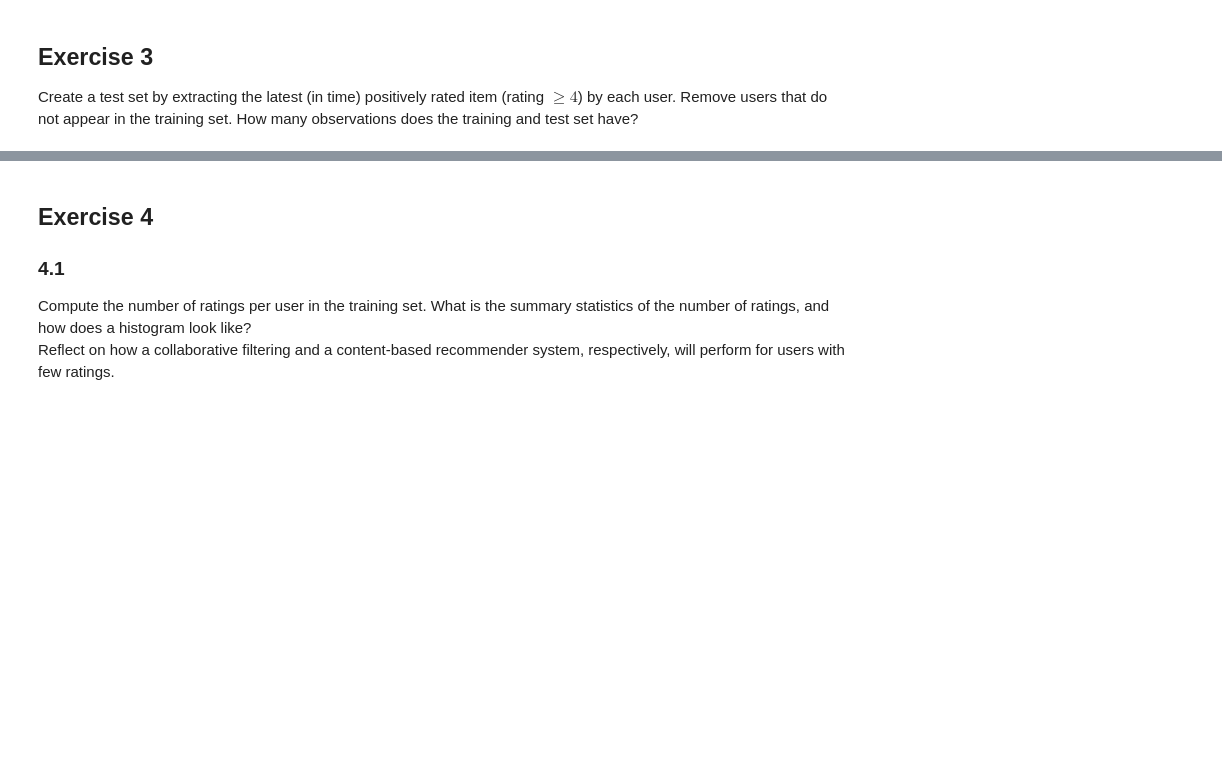
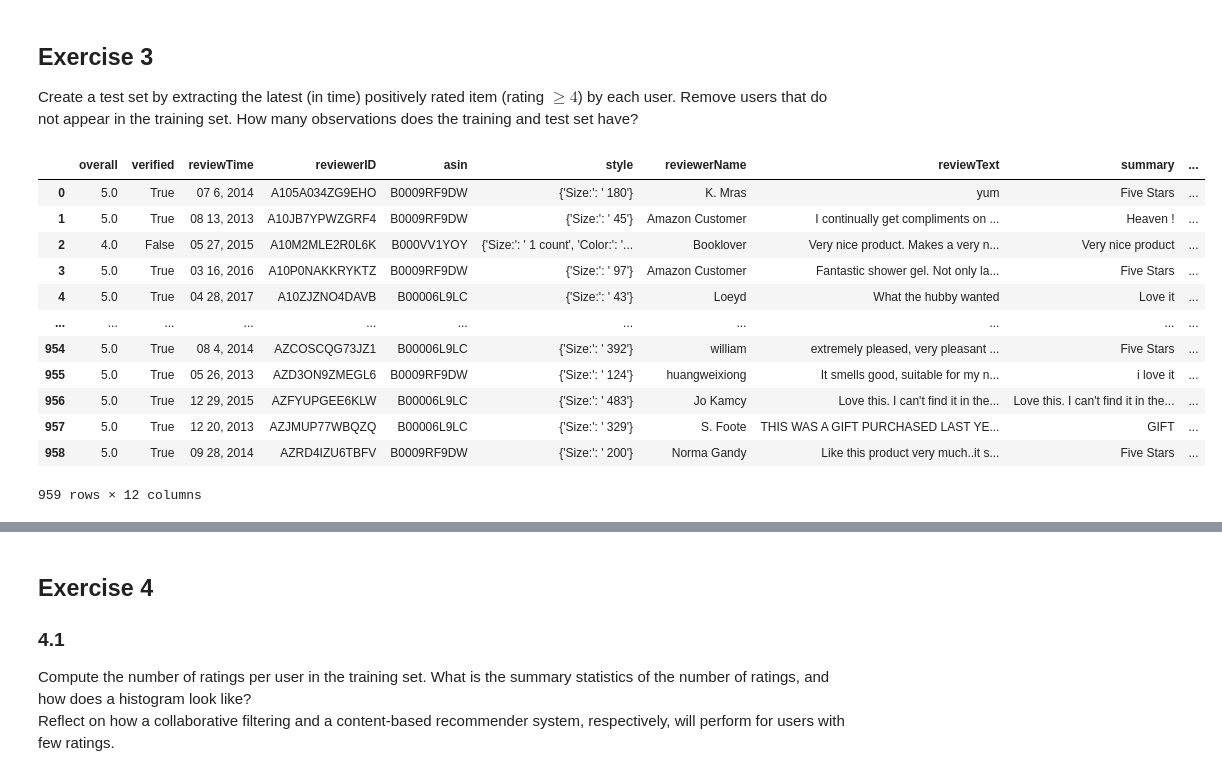
Before and after one commit to vlr112/WebScicence_FinalProject, a Jupyter notebook: labs/Session_1.ipynb, the cells around one changed output, grey strips where cells are left out. Saved outputs shown, nothing was run; the diff lists cells and outputs as text; code cells hidden in the pictures; blank space fills up the shorter version.

```diff
--- a/labs/Session_1.ipynb
+++ b/labs/Session_1.ipynb
@@ -33,3 +148,41 @@ Clean the dataset from missing ratings and duplicates (cases where the same user
 # %% [markdown]
 ## Exercise 3
 Create a test set by extracting the latest (in time) positively rated item (rating $\geq 4$) by each user. Remove users that do not appear in the training set. How many observations does the training and test set have?
+# %%
+
+# def make_test_set(df)
+
+positive_rating = df_clean[df_clean['overall'] >= 4.0]
+
+exprs = {x: "first" for x in positive_rating.columns if x != 'reviewerID'  and x != 'unixReviewTime'}
+
+exprs['unixReviewTime'] = 'max'
+# my = {x: "max" for x in positive_rating.columns if x == 'unixReviewTime'}
+# exprs = {x: "first" for x in positive_rating.columns }
+
+
+exprs
+
+coisa = positive_rating.groupby("reviewerID").agg(exprs).reset_index()
+coisa.sort_values(by = ['asin'])
+# %%
+# df_clean
+
+# coisa = coisa.reindex(df_clean.columns, axis=1)
+
+
+coisa.sort_index()
+# %% [output]
+|  | overall | verified | reviewTime | reviewerID | asin | style | reviewerName | reviewText | summary | ... |
+| 0 | 5.0 | True | 07 6, 2014 | A105A034ZG9EHO | B0009RF9DW | {'Size:': ' 180'} | K. Mras | yum | Five Stars | ... |
+| 1 | 5.0 | True | 08 13, 2013 | A10JB7YPWZGRF4 | B0009RF9DW | {'Size:': ' 45'} | Amazon Customer | I continually get compliments on ... | Heaven ! | ... |
+| 2 | 4.0 | False | 05 27, 2015 | A10M2MLE2R0L6K | B000VV1YOY | {'Size:': ' 1 count', 'Color:': '... | Booklover | Very nice product. Makes a very n... | Very nice product | ... |
+| 3 | 5.0 | True | 03 16, 2016 | A10P0NAKKRYKTZ | B0009RF9DW | {'Size:': ' 97'} | Amazon Customer | Fantastic shower gel. Not only la... | Five Stars | ... |
+| 4 | 5.0 | True | 04 28, 2017 | A10ZJZNO4DAVB | B00006L9LC | {'Size:': ' 43'} | Loeyd | What the hubby wanted | Love it | ... |
+| ... | ... | ... | ... | ... | ... | ... | ... | ... | ... | ... |
+| 954 | 5.0 | True | 08 4, 2014 | AZCOSCQG73JZ1 | B00006L9LC | {'Size:': ' 392'} | william | extremely pleased, very pleasant ... | Five Stars | ... |
+| 955 | 5.0 | True | 05 26, 2013 | AZD3ON9ZMEGL6 | B0009RF9DW | {'Size:': ' 124'} | huangweixiong | It smells good, suitable for my n... | i love it | ... |
+| 956 | 5.0 | True | 12 29, 2015 | AZFYUPGEE6KLW | B00006L9LC | {'Size:': ' 483'} | Jo Kamcy | Love this. I can't find it in the... | Love this. I can't find it in the... | ... |
+| 957 | 5.0 | True | 12 20, 2013 | AZJMUP77WBQZQ | B00006L9LC | {'Size:': ' 329'} | S. Foote | THIS WAS A GIFT PURCHASED LAST YE... | GIFT | ... |
+| 958 | 5.0 | True | 09 28, 2014 | AZRD4IZU6TBFV | B0009RF9DW | {'Size:': ' 200'} | Norma Gandy | Like this product very much..it s... | Five Stars | ... |
+959 rows × 12 columns
```
Also changed, not shown: parts of 21 cells of this notebook.
